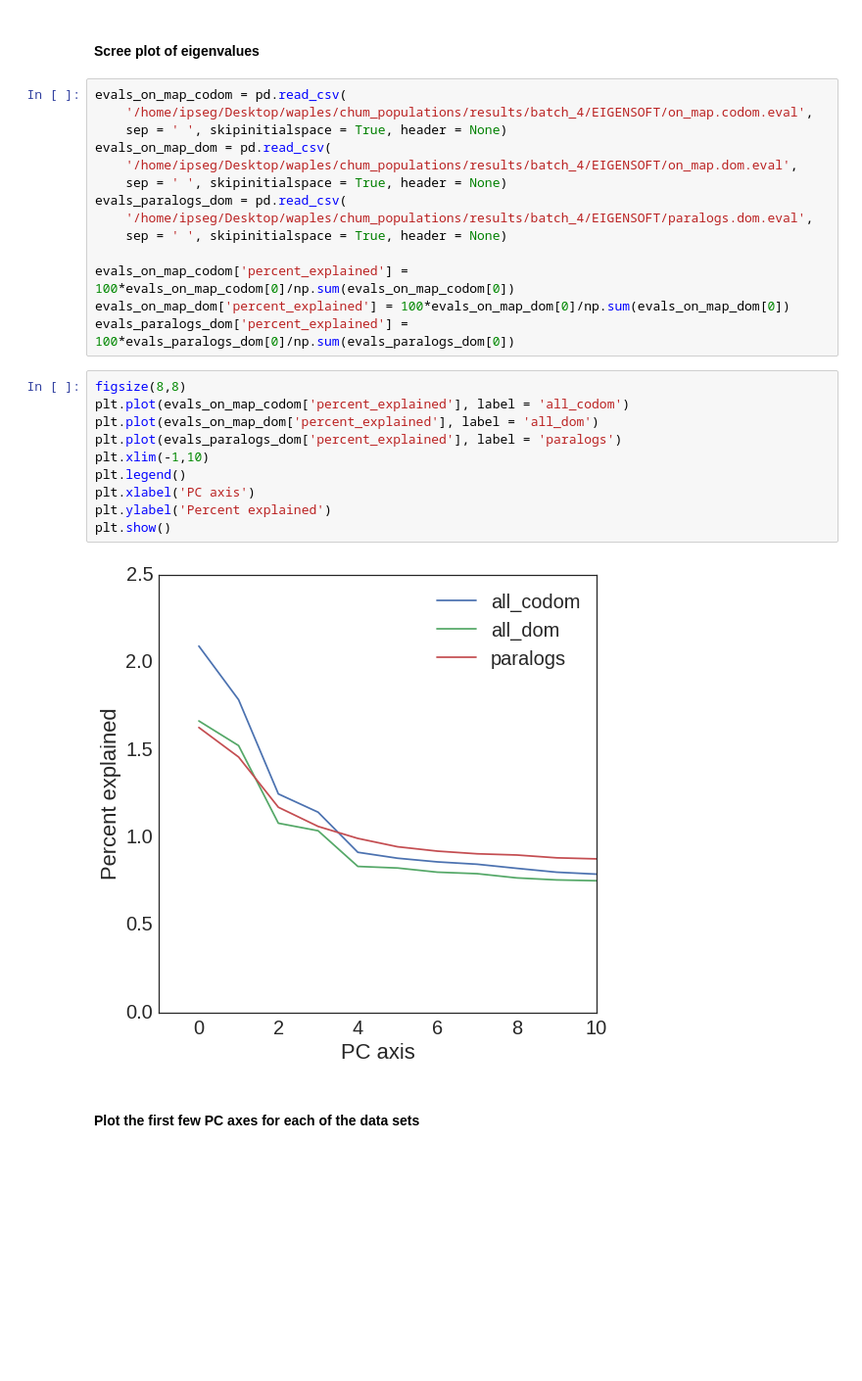
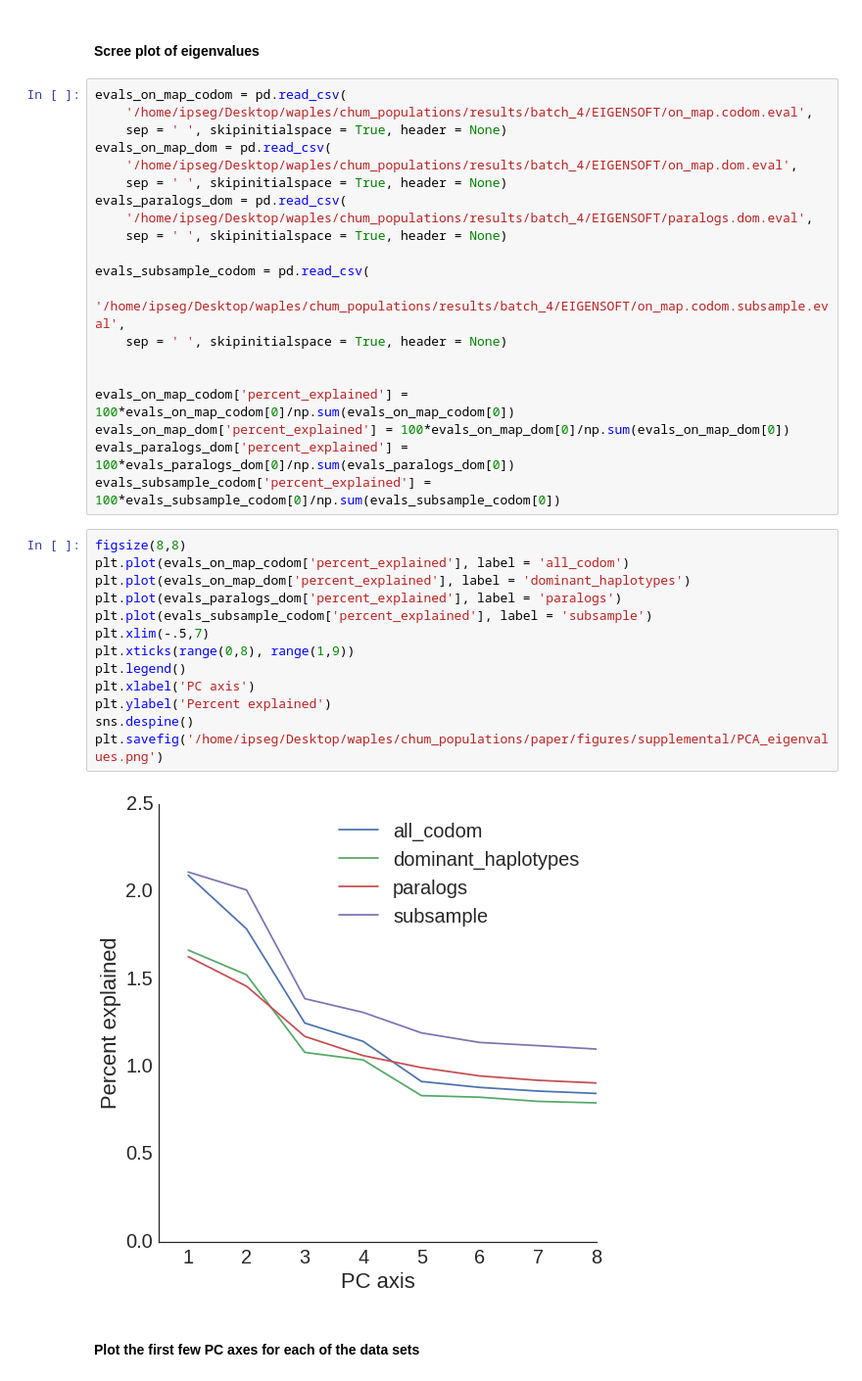
Before and after one commit to rwaples/chum_populations, a Jupyter notebook: run_EIGENSTRAT.ipynb, the cells around one changed output. Shown at 98% size. Saved outputs shown, nothing was run; the diff lists cells and outputs as text; blank space fills up the shorter version.

```diff
--- a/run_EIGENSTRAT.ipynb
+++ b/run_EIGENSTRAT.ipynb
@@ -544,21 +540,30 @@ evals_paralogs_dom = pd.read_csv(
     '/home/ipseg/Desktop/waples/chum_populations/results/batch_4/EIGENSOFT/paralogs.dom.eval',
     sep = ' ', skipinitialspace = True, header = None)
 
+evals_subsample_codom = pd.read_csv(
+    '/home/ipseg/Desktop/waples/chum_populations/results/batch_4/EIGENSOFT/on_map.codom.subsample.eval',
+    sep = ' ', skipinitialspace = True, header = None)
+
+
 evals_on_map_codom['percent_explained'] = 100*evals_on_map_codom[0]/np.sum(evals_on_map_codom[0])
 evals_on_map_dom['percent_explained'] = 100*evals_on_map_dom[0]/np.sum(evals_on_map_dom[0])
 evals_paralogs_dom['percent_explained'] = 100*evals_paralogs_dom[0]/np.sum(evals_paralogs_dom[0])
+evals_subsample_codom['percent_explained'] = 100*evals_subsample_codom[0]/np.sum(evals_subsample_codom[0])
 # %%
 figsize(8,8)
 plt.plot(evals_on_map_codom['percent_explained'], label = 'all_codom')
-plt.plot(evals_on_map_dom['percent_explained'], label = 'all_dom')
+plt.plot(evals_on_map_dom['percent_explained'], label = 'dominant_haplotypes')
 plt.plot(evals_paralogs_dom['percent_explained'], label = 'paralogs')
-plt.xlim(-1,10)
+plt.plot(evals_subsample_codom['percent_explained'], label = 'subsample')
+plt.xlim(-.5,7)
+plt.xticks(range(0,8), range(1,9))
 plt.legend()
 plt.xlabel('PC axis')
 plt.ylabel('Percent explained')
-plt.show()
+sns.despine()
+plt.savefig('/home/ipseg/Desktop/waples/chum_populations/paper/figures/supplemental/PCA_eigenvalues.png')
 # %% [output]
-[figure, old version]
+[figure, new version]
 # %% [markdown]
 #### Plot the first few PC axes for each of the data sets
 # %%
```
Also changed, not shown: parts of 7 cells of this notebook, 32 other files.
